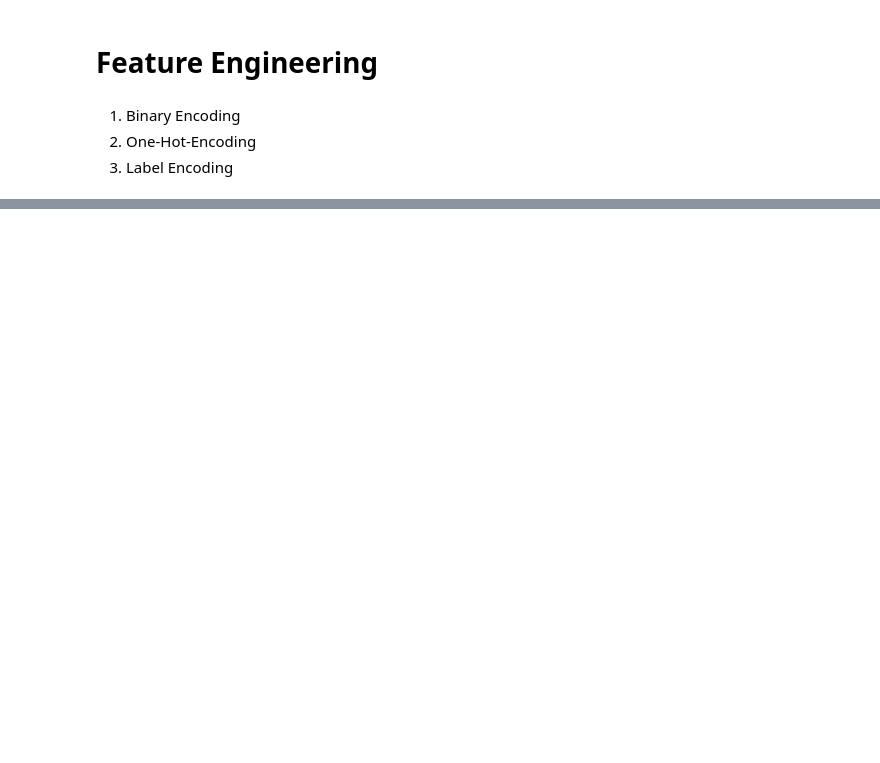
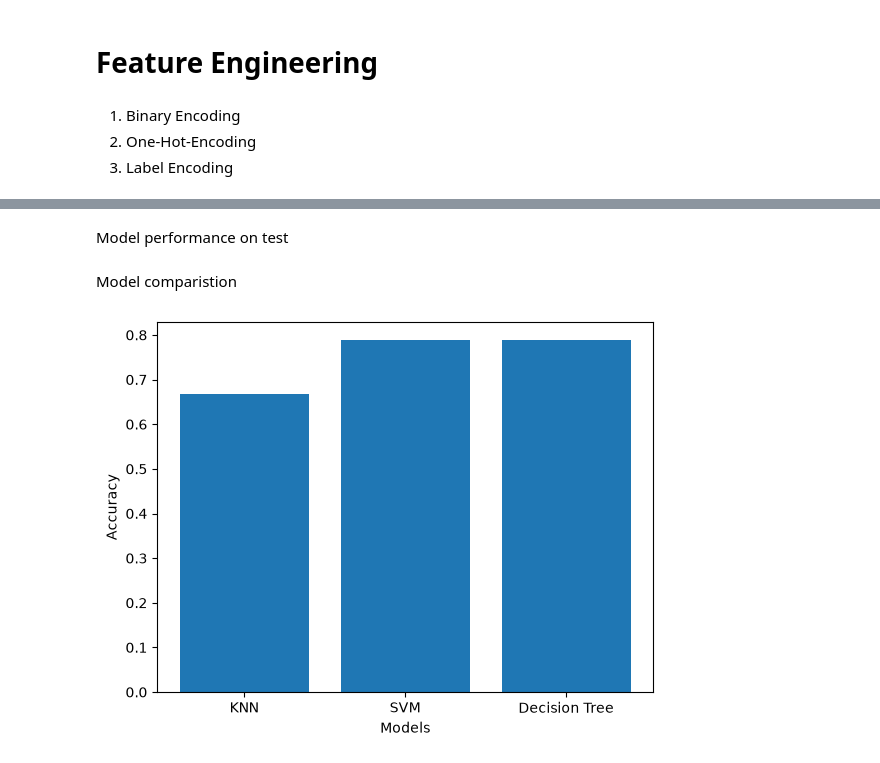
Before and after one commit to revanth01-code/ML-Loan-prediction-, a Jupyter notebook: m.ipynb, the cells around one changed output, grey strips where cells are left out. Saved outputs shown, nothing was run; the diff lists cells and outputs as text; code cells hidden in the pictures; blank space fills up the shorter version.

```diff
--- a/m.ipynb
+++ b/m.ipynb
@@ -498,0 +789,5 @@ dtype: int64
+# %%
+# accuracy
+y_pred = svm.predict(X_test)
+SVM_accuracy = accuracy_score(y_test, y_pred)
+print("SVM Accuracy: ",SVM_accuracy)
@@ -498,0 +815,5 @@ dtype: int64
+# %%
+#accuracy
+y_pred = dt.predict(X_test)
+DT_accuracy = accuracy_score(y_test, y_pred)
+print("Decision Tree Accuracy: ",DT_accuracy)
@@ -498,0 +850,2 @@ dtype: int64
+# %% [markdown]
+Model performance on test
@@ -498,0 +873,12 @@ dtype: int64
+# %% [markdown]
+Model comparistion
+# %%
+# bar plot for comaring model results
+models = ['KNN', 'SVM', 'Decision Tree']
+accuracy = [KNN_accuracy, SVM_accuracy, DT_accuracy]
+plt.bar(models, accuracy)
+plt.xlabel('Models')
+plt.ylabel('Accuracy')
+plt.show()
+# %% [output]
+[figure, added]
```
Also changed, not shown: parts of 49 cells of this notebook, 1 other file.
